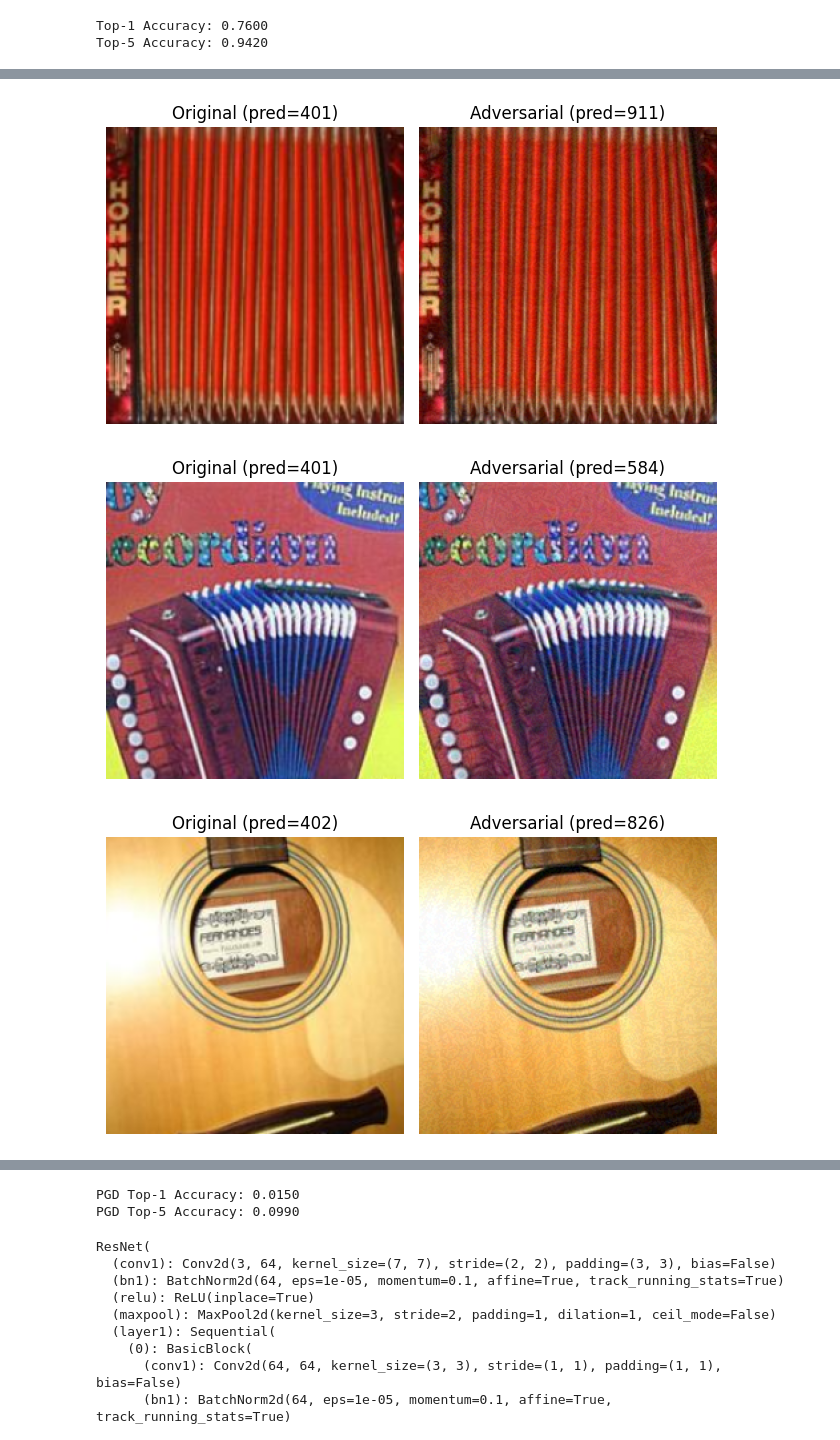
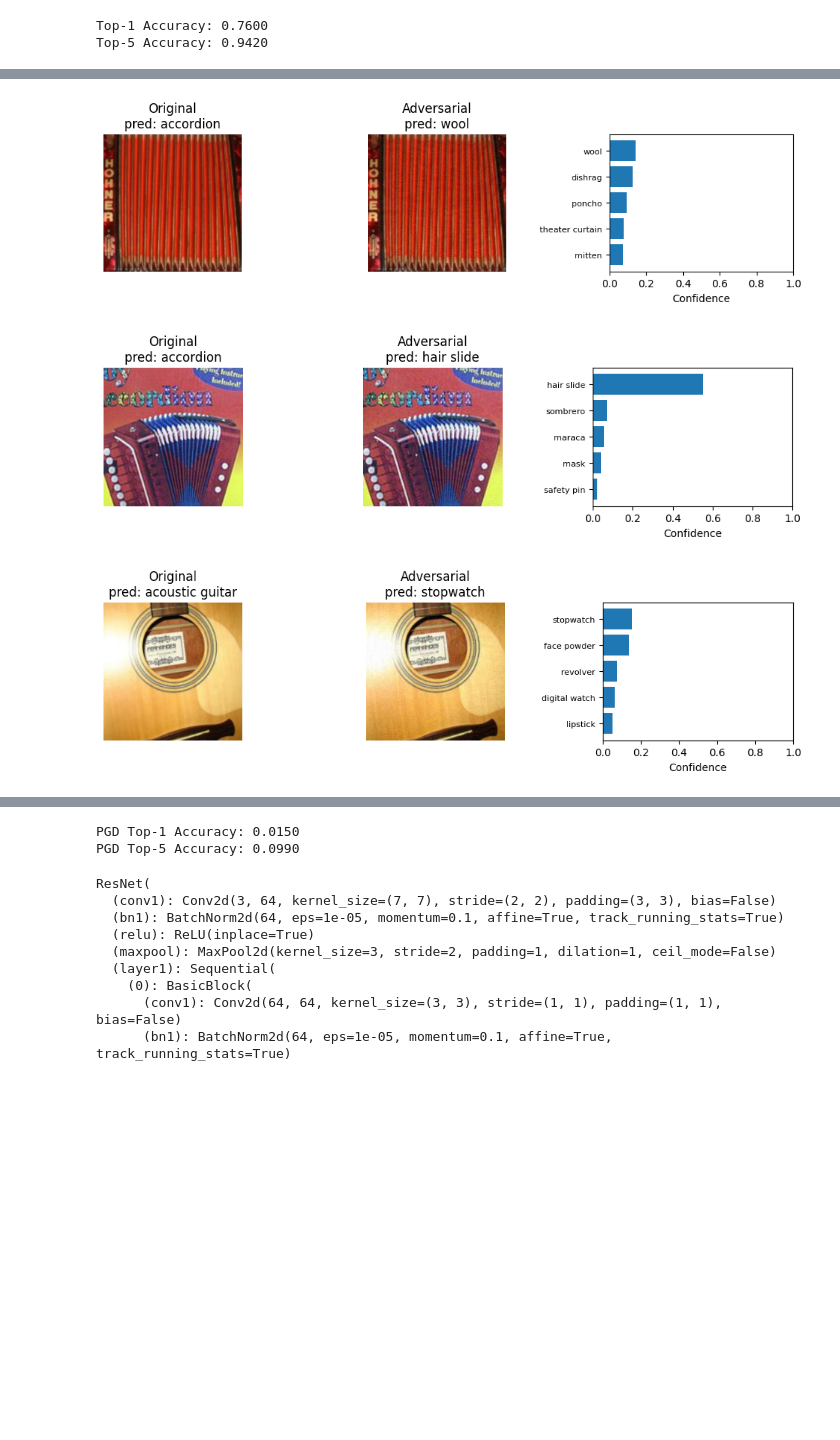
Before and after one commit to SatvikUpadhyay/Project3, a Jupyter notebook: project3.ipynb, the cells around one changed output, grey strips where cells are left out. Drawn from its saved outputs; the diff is of its cells as text; code cells hidden in the pictures; blank space fills up the shorter version.

```diff
--- a/project3.ipynb
+++ b/project3.ipynb
@@ -241,21 +273,49 @@ for idx, (img, target) in enumerate(tqdm(dataloader)):
             if orig_pred == label and adv_pred != label:
                 vis_images.append((orig.squeeze().cpu(), adv.squeeze().cpu(), label.item(), orig_pred, adv_pred))
 # %%
+
+from torchvision.models import ResNet34_Weights
+imagenet_names = ResNet34_Weights.IMAGENET1K_V1.meta["categories"]
+
 for i, (orig, adv, label, orig_pred, adv_pred) in enumerate(vis_images):
-    fig, axes = plt.subplots(1, 2)
-    axes[0].imshow(np.transpose(orig.detach().numpy(), (1, 2, 0)))
-    axes[0].set_title(f"Original (pred={orig_pred})")
-    axes[1].imshow(np.transpose(adv.detach().numpy(), (1, 2, 0)))
-    axes[1].set_title(f"Adversarial (pred={adv_pred})")
-    for ax in axes:
-        ax.axis('off')
+    fig = plt.figure(figsize=(10, 3))
+
+    # Original and Adversarial Images
+    ax1 = plt.subplot(1, 3, 1)
+    ax1.imshow(np.transpose(orig.detach().numpy(), (1, 2, 0)))
+    ax1.set_title(f"Original\npred: {imagenet_names[orig_pred]}")
+    ax1.axis('off')
+
+    ax2 = plt.subplot(1, 3, 2)
+    ax2.imshow(np.transpose(adv.detach().numpy(), (1, 2, 0)))
+    ax2.set_title(f"Adversarial\npred: {imagenet_names[adv_pred]}")
+    ax2.axis('off')
+
+    # Top-5 prediction bar graph for adversarial image
+    norm_adv = (adv.cuda().unsqueeze(0) - mean_norms) / std_norms
+    with torch.no_grad():
+        out = resnet34(norm_adv)
+        probs = F.softmax(out, dim=1)
+        top5_probs, top5_indices = torch.topk(probs, 5)
+
+    top5_probs = top5_probs[0].cpu().numpy()
+    top5_indices = top5_indices[0].cpu().numpy()
+    top5_labels = [imagenet_names[i] for i in top5_indices]
+
+    ax3 = plt.subplot(1, 3, 3)
+    ax3.barh(range(5), top5_probs[::-1])
+    ax3.set_yticks(range(5))
+    ax3.set_yticklabels(top5_labels[::-1], fontsize=8)
+    ax3.set_xlabel("Confidence")
+    ax3.set_xlim(0, 1)
+
     plt.tight_layout()
     plt.show()
 
 # Report final PGD attack performance
 print(f"PGD Top-1 Accuracy: {top1_correct / total:.4f}")
 print(f"PGD Top-5 Accuracy: {top5_correct / total:.4f}")
 # %% [output]
-[figure, old version]
+[figure, new version]
-[figure, old version]
+[figure, new version]
-[figure, old version]
+[figure, new version]
```
Also changed, not shown: parts of 4 cells of this notebook.
